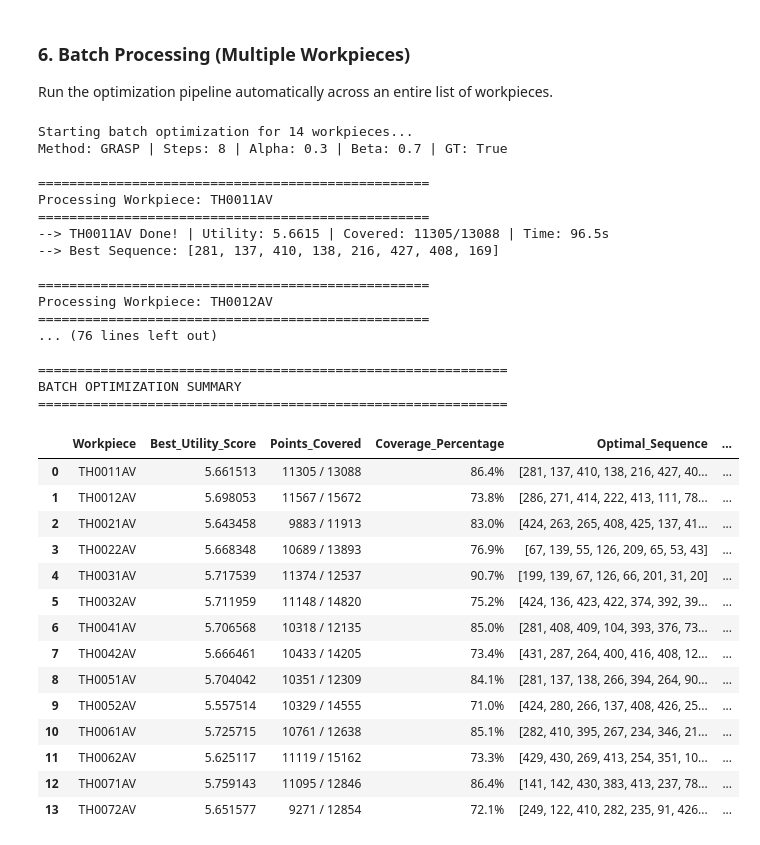
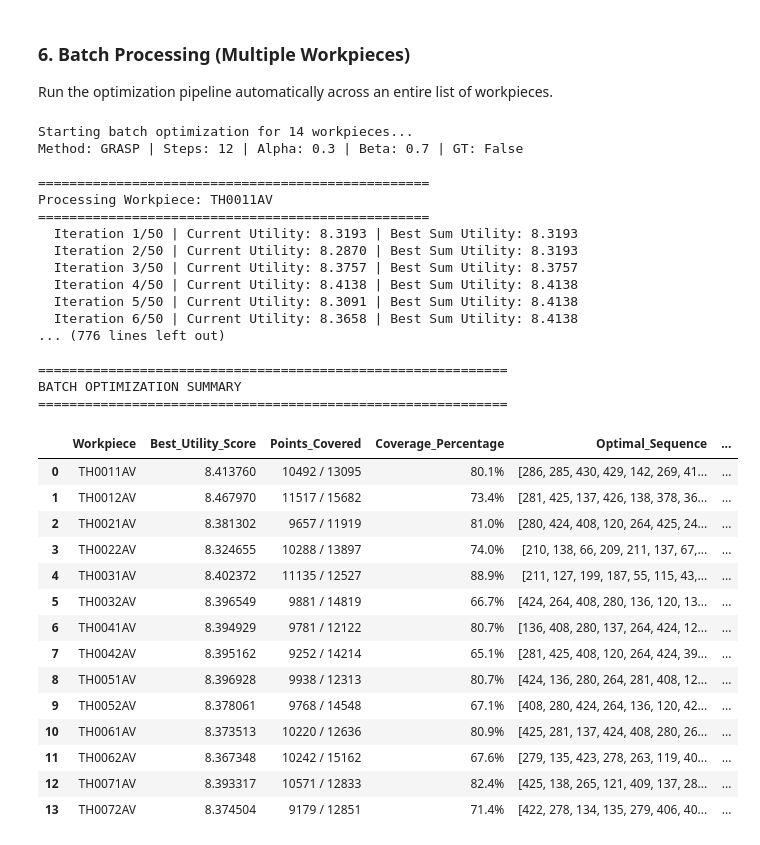
Before and after one commit to alvannauval/anr_pkg, a Jupyter notebook: src/7_optimization.ipynb, the cells around one changed output. Cells and saved outputs as stored; diff of their text form; code cells hidden in the pictures.

```diff
--- a/src/7_optimization.ipynb
+++ b/src/7_optimization.ipynb
@@ -289,8 +289,8 @@ for iteration in range(1, num_iterations + 1):
         best_step_to_covered = step_to_covered_indices
         best_all_step_results = all_step_results
 
-    if OPTIMIZATION_METHOD == "GRASP" and (iteration % 10 == 0 or iteration == num_iterations):
-        print(f"Iteration {iteration}/{num_iterations} | Best Sum Utility: {best_overall_score:.4f}")
+    if OPTIMIZATION_METHOD == "GRASP":
+        print(f"Iteration {iteration}/{num_iterations} | Current Utility: {cumulative_utility:.4f} | Best Sum Utility: {best_overall_score:.4f}")
 
 # Expose the best iteration globally so visualization blocks can map colors correctly
 point_coverage_counts = best_overall_point_counts
@@ -727,12 +727,12 @@ import time
 # ------------------------------------------
 # BATCH CONFIGURATION
 # ------------------------------------------
-# BATCH_WORKPIECES = ["TH0011AV", "TH0012AV"]  # Add as many as you want to test
+# BATCH_WORKPIECES = ["TH0011AV"]  # Add as many as you want to test
 BATCH_WORKPIECES = ["TH0011AV", "TH0012AV", "TH0021AV", "TH0022AV", "TH0031AV", "TH0032AV", "TH0041AV", "TH0042AV", "TH0051AV", "TH0052AV", "TH0061AV", "TH0062AV", "TH0071AV", "TH0072AV"]
 EXPERIMENT = "test_8_simulation2"
 
-USE_GROUND_TRUTH = True
-GT_CSV_PATH = f"processed_data/{EXPERIMENT}/metadata.csv"
+USE_GROUND_TRUTH = False
+# GT_CSV_PATH = f"processed_data/{EXPERIMENT}/metadata.csv"
 CSV_PATH = "../../pointnet_pytorch_reflective/data/4_simulation/inference_results_pointnet2_moe.csv"
 
 OPTIMIZATION_METHOD = "GRASP"
@@ -742,7 +742,7 @@ RCL_SIZE = 5
 ALPHA = 0.3 # Coverability
 BETA = 0.7 # Confidence
 GAMMA = 0.5  # Submodular decay factor for Coverability
-TOTAL_STEPS = 8
+TOTAL_STEPS = 12
 DISTANCE_THRESHOLD = 1.0
 
 batch_results = []
@@ -897,6 +897,8 @@ for wp in BATCH_WORKPIECES:
             best_overall_score = cumulative_utility
             best_overall_sequence = selected_viewpoints
             best_point_coverage_counts = point_coverage_counts.copy()
+        if OPTIMIZATION_METHOD == "GRASP":
+            print(f"  Iteration {iteration}/{num_iterations} | Current Utility: {cumulative_utility:.4f} | Best Sum Utility: {best_overall_score:.4f}")
 
     process_time = time.time() - start_time
     points_covered = np.sum(best_point_coverage_counts > 0)
@@ -904,52 +906,52 @@ for wp in BATCH_WORKPIECES:
 
     print(f"--> {wp} Done! | Utility: {best_overall_score:.4f} | Covered: {points_covered}/{total_points} | Time: {process_time:.1f}s")
     print(f"--> Best Sequence: {best_overall_sequence}\n")
 
     batch_results.append({
         'Workpiece': wp,
         'Best_Utility_Score': best_overall_score,
         'Points_Covered': f"{points_covered} / {total_points}",
         'Coverage_Percentage': f"{(points_covered / total_points * 100):.1f}%",
         'Optimal_Sequence': str(best_overall_sequence),
         'Processing_Time_s': process_time
     })
 
 if batch_results:
     df_results = pd.DataFrame(batch_results)
     print("\n\n" + "="*60)
     print("BATCH OPTIMIZATION SUMMARY")
     print("="*60)
     display(df_results)
 # %% [output]
 Starting batch optimization for 14 workpieces...
-Method: GRASP | Steps: 8 | Alpha: 0.3 | Beta: 0.7 | GT: True
+Method: GRASP | Steps: 12 | Alpha: 0.3 | Beta: 0.7 | GT: False
 
 ==================================================
 Processing Workpiece: TH0011AV
 ==================================================
---> TH0011AV Done! | Utility: 5.6615 | Covered: 11305/13088 | Time: 96.5s
---> Best Sequence: [281, 137, 410, 138, 216, 427, 408, 169]
-
-==================================================
-Processing Workpiece: TH0012AV
-==================================================
-... (76 lines left out)
+  Iteration 1/50 | Current Utility: 8.3193 | Best Sum Utility: 8.3193
+  Iteration 2/50 | Current Utility: 8.2870 | Best Sum Utility: 8.3193
+  Iteration 3/50 | Current Utility: 8.3757 | Best Sum Utility: 8.3757
+  Iteration 4/50 | Current Utility: 8.4138 | Best Sum Utility: 8.4138
+  Iteration 5/50 | Current Utility: 8.3091 | Best Sum Utility: 8.4138
+  Iteration 6/50 | Current Utility: 8.3658 | Best Sum Utility: 8.4138
+... (776 lines left out)
 
 ============================================================
 BATCH OPTIMIZATION SUMMARY
 ============================================================
 |  | Workpiece | Best_Utility_Score | Points_Covered | Coverage_Percentage | Optimal_Sequence | ... |
-| 0 | TH0011AV | 5.661513 | 11305 / 13088 | 86.4% | [281, 137, 410, 138, 216, 427, 40... | ... |
-| 1 | TH0012AV | 5.698053 | 11567 / 15672 | 73.8% | [286, 271, 414, 222, 413, 111, 78... | ... |
-| 2 | TH0021AV | 5.643458 | 9883 / 11913 | 83.0% | [424, 263, 265, 408, 425, 137, 41... | ... |
-| 3 | TH0022AV | 5.668348 | 10689 / 13893 | 76.9% | [67, 139, 55, 126, 209, 65, 53, 43] | ... |
-| 4 | TH0031AV | 5.717539 | 11374 / 12537 | 90.7% | [199, 139, 67, 126, 66, 201, 31, 20] | ... |
-| 5 | TH0032AV | 5.711959 | 11148 / 14820 | 75.2% | [424, 136, 423, 422, 374, 392, 39... | ... |
-| 6 | TH0041AV | 5.706568 | 10318 / 12135 | 85.0% | [281, 408, 409, 104, 393, 376, 73... | ... |
-| 7 | TH0042AV | 5.666461 | 10433 / 14205 | 73.4% | [431, 287, 264, 400, 416, 408, 12... | ... |
-| 8 | TH0051AV | 5.704042 | 10351 / 12309 | 84.1% | [281, 137, 138, 266, 394, 264, 90... | ... |
-| 9 | TH0052AV | 5.557514 | 10329 / 14555 | 71.0% | [424, 280, 266, 137, 408, 426, 25... | ... |
-| 10 | TH0061AV | 5.725715 | 10761 / 12638 | 85.1% | [282, 410, 395, 267, 234, 346, 21... | ... |
-| 11 | TH0062AV | 5.625117 | 11119 / 15162 | 73.3% | [429, 430, 269, 413, 254, 351, 10... | ... |
-| 12 | TH0071AV | 5.759143 | 11095 / 12846 | 86.4% | [141, 142, 430, 383, 413, 237, 78... | ... |
-| 13 | TH0072AV | 5.651577 | 9271 / 12854 | 72.1% | [249, 122, 410, 282, 235, 91, 426... | ... |
+| 0 | TH0011AV | 8.413760 | 10492 / 13095 | 80.1% | [286, 285, 430, 429, 142, 269, 41... | ... |
+| 1 | TH0012AV | 8.467970 | 11517 / 15682 | 73.4% | [281, 425, 137, 426, 138, 378, 36... | ... |
+| 2 | TH0021AV | 8.381302 | 9657 / 11919 | 81.0% | [280, 424, 408, 120, 264, 425, 24... | ... |
+| 3 | TH0022AV | 8.324655 | 10288 / 13897 | 74.0% | [210, 138, 66, 209, 211, 137, 67,... | ... |
+| 4 | TH0031AV | 8.402372 | 11135 / 12527 | 88.9% | [211, 127, 199, 187, 55, 115, 43,... | ... |
+| 5 | TH0032AV | 8.396549 | 9881 / 14819 | 66.7% | [424, 264, 408, 280, 136, 120, 13... | ... |
+| 6 | TH0041AV | 8.394929 | 9781 / 12122 | 80.7% | [136, 408, 280, 137, 264, 424, 12... | ... |
+| 7 | TH0042AV | 8.395162 | 9252 / 14214 | 65.1% | [281, 425, 408, 120, 264, 424, 39... | ... |
+| 8 | TH0051AV | 8.396928 | 9938 / 12313 | 80.7% | [424, 136, 280, 264, 281, 408, 12... | ... |
+| 9 | TH0052AV | 8.378061 | 9768 / 14548 | 67.1% | [408, 280, 424, 264, 136, 120, 42... | ... |
+| 10 | TH0061AV | 8.373513 | 10220 / 12636 | 80.9% | [425, 281, 137, 424, 408, 280, 26... | ... |
+| 11 | TH0062AV | 8.367348 | 10242 / 15162 | 67.6% | [279, 135, 423, 278, 263, 119, 40... | ... |
+| 12 | TH0071AV | 8.393317 | 10571 / 12833 | 82.4% | [425, 138, 265, 121, 409, 137, 28... | ... |
+| 13 | TH0072AV | 8.374504 | 9179 / 12851 | 71.4% | [422, 278, 134, 135, 279, 406, 40... | ... |
```
Also changed, not shown: 3 other files.
